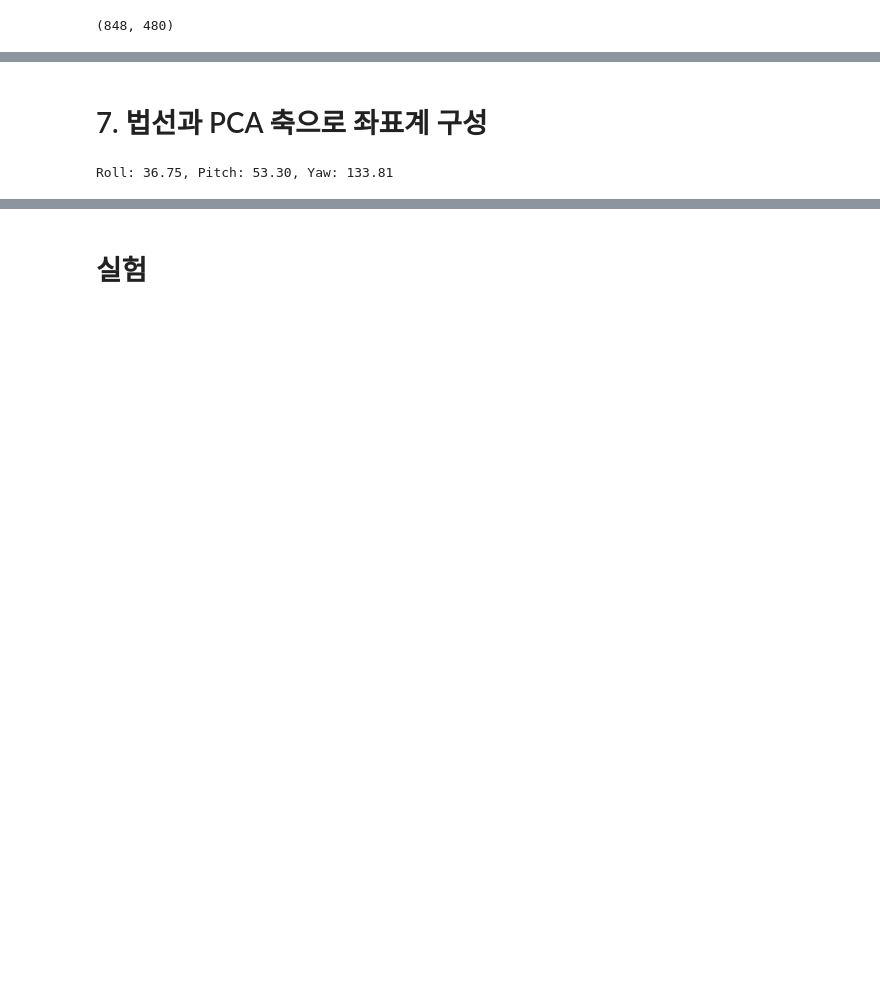
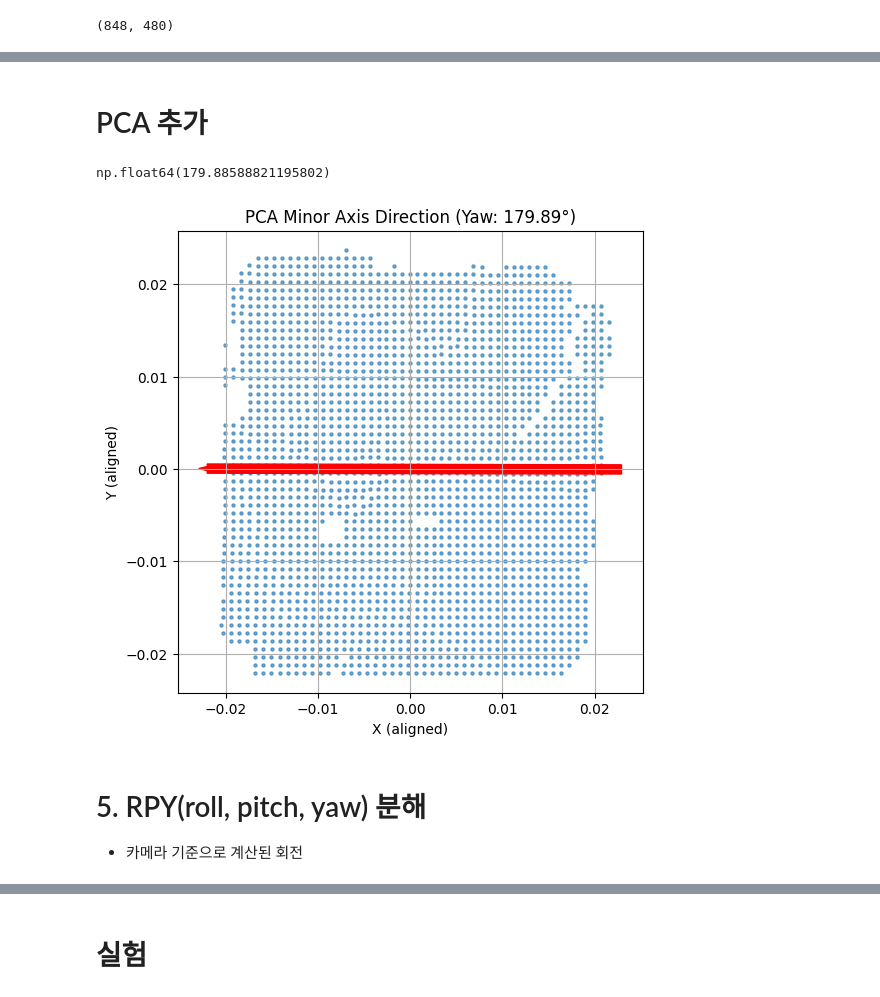
Before and after one commit to berrymix13/vision-manipulator, a Jupyter notebook: notebooks/surface_normal.ipynb, the cells around one changed output, grey strips where cells are left out. Cells and saved outputs as stored; diff of their text form; code cells hidden in the pictures; blank space fills up the shorter version.

```diff
--- a/notebooks/surface_normal.ipynb
+++ b/notebooks/surface_normal.ipynb
@@ -241 +165,11 @@ o3d.visualization.draw_geometries([pcd])
+# %%
+plane_model, inliers = pcd.segment_plane(
+    distance_threshold=0.005,
+    ransac_n=3,
+    num_iterations=1000
+)
+
+pcd = pcd.select_by_index(inliers)
+
+o3d.visualization.draw_geometries([pcd], window_name = "2. Segmented PCD")
 # %% [markdown]
@@ -316,12 +189,0 @@ print(x_axis, y_axis, z_axis)
-# %% [markdown]
-# 7. 법선과 PCA 축으로 좌표계 구성
-# %%
-# 4. 회전행렬 구성 (열벡터 기준)
-R_mat = np.stack([x_axis, y_axis, z_axis], axis=1)
-
-# 5. Euler angles (RPY) 추출
-rpy = Rotation.from_matrix(R_mat).as_euler('xyz', degrees=True)
-# rpy_int = rpy.astype(int)
-print(f"Roll: {rpy[0]:.2f}, Pitch: {rpy[1]:.2f}, Yaw: {rpy[2]:.2f}")
-# %% [output]
-Roll: 36.75, Pitch: 53.30, Yaw: 133.81
@@ -327,0 +225,55 @@ Roll: 36.75, Pitch: 53.30, Yaw: 133.81
+# %% [markdown]
+# PCA 추가
+# %%
+# 1) 원래 포인트클라우드(points) → centroid 원점 이동
+points_centered = points - centroid  # shape (N,3)
+
+# 2) 법선 정렬 Δ회전(rot_mat)의 역행렬로 포인트 '보정'
+#    → avg_normal이 Z축으로 정렬된 상태로 변환
+R_align_inv = rot_mat.T
+points_aligned = (R_align_inv.dot(points_centered.T)).T  # shape (N,3)
+
+# 3) XY평면(그리퍼 오픈 평면)으로 투영
+proj2d = points_aligned[:, :2]  # (x, y) 좌표만 뽑음
+
+# 4) 2D PCA로 공분산행렬·고유벡터 계산
+cov = np.cov(proj2d.T)                     # 2×2
+eigs, vecs = np.linalg.eigh(cov)           # 고유값 오름차순
+# vecs[:, -1] 은 장축, vecs[:, -2] 는 단축(minor axis)
+minor_axis = vecs[:, -2]
+
+# 5) 단축 방향(그리퍼 개방 방향) 기준 Yaw 계산
+yaw_pca = np.degrees(np.arctan2(minor_axis[1], minor_axis[0]))
+yaw_pca
+# %% [output]
+np.float64(179.88588821195802)
+# %%
+# 1) 투영된 점들의 중심 계산
+centroid_2d = proj2d.mean(axis=0)
+
+# 2) 화살표 길이 설정 (투영 범위의 절반)
+length = max(np.ptp(proj2d, axis=0)) * 0.5  # np.ptp 사용
+dx, dy = minor_axis * length
+
+# 3) 플롯 그리기
+plt.figure(figsize=(6,6))
+plt.scatter(proj2d[:, 0], proj2d[:, 1], s=5, alpha=0.6)
+plt.arrow(
+    centroid_2d[0] - dx, centroid_2d[1] - dy,
+    2 * dx, 2 * dy,
+    head_width=0.02 * length,
+    head_length=0.04 * length,
+    length_includes_head=True,
+    color='r'
+)
+plt.title(f"PCA Minor Axis Direction (Yaw: {yaw_pca:.2f}°)")
+plt.xlabel("X (aligned)")
+plt.ylabel("Y (aligned)")
+plt.axis('equal')
+plt.grid(True)
+plt.show()
+# %% [output]
+[figure, added]
+# %% [markdown]
+# 5. RPY(roll, pitch, yaw) 분해
+- 카메라 기준으로 계산된 회전
```
Also changed, not shown: parts of 66 cells of this notebook.
